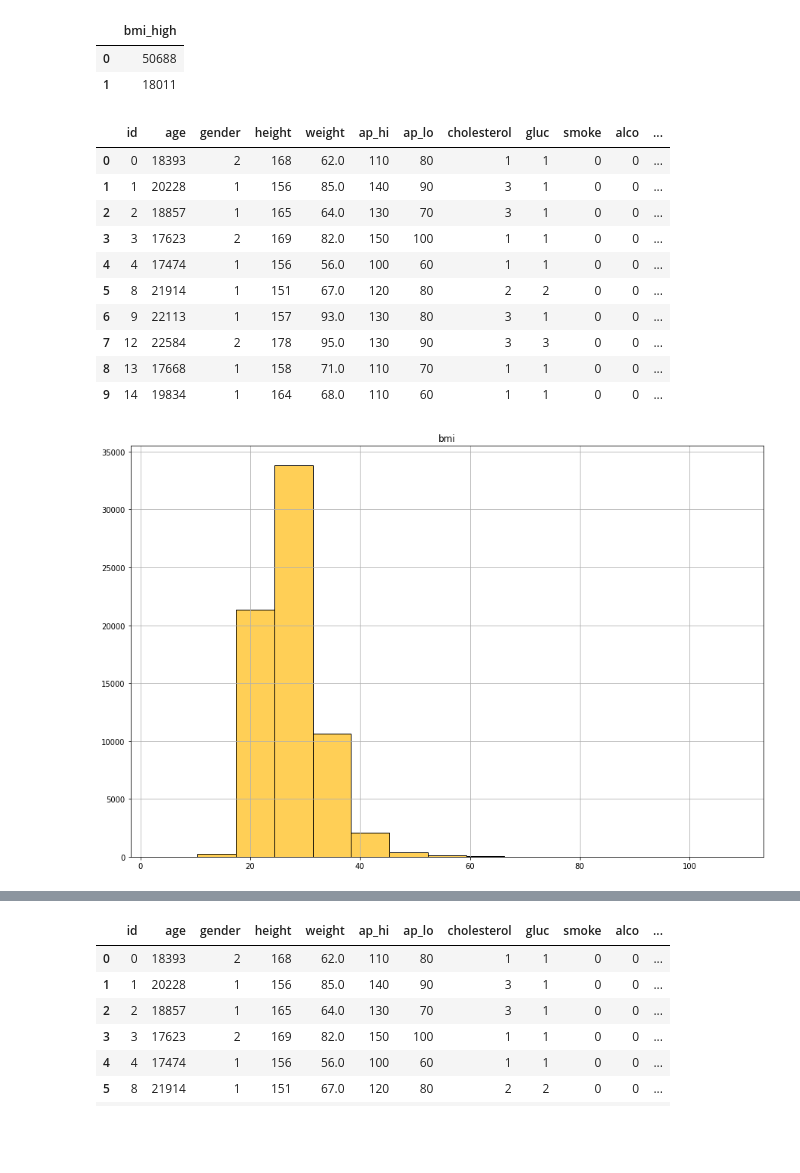
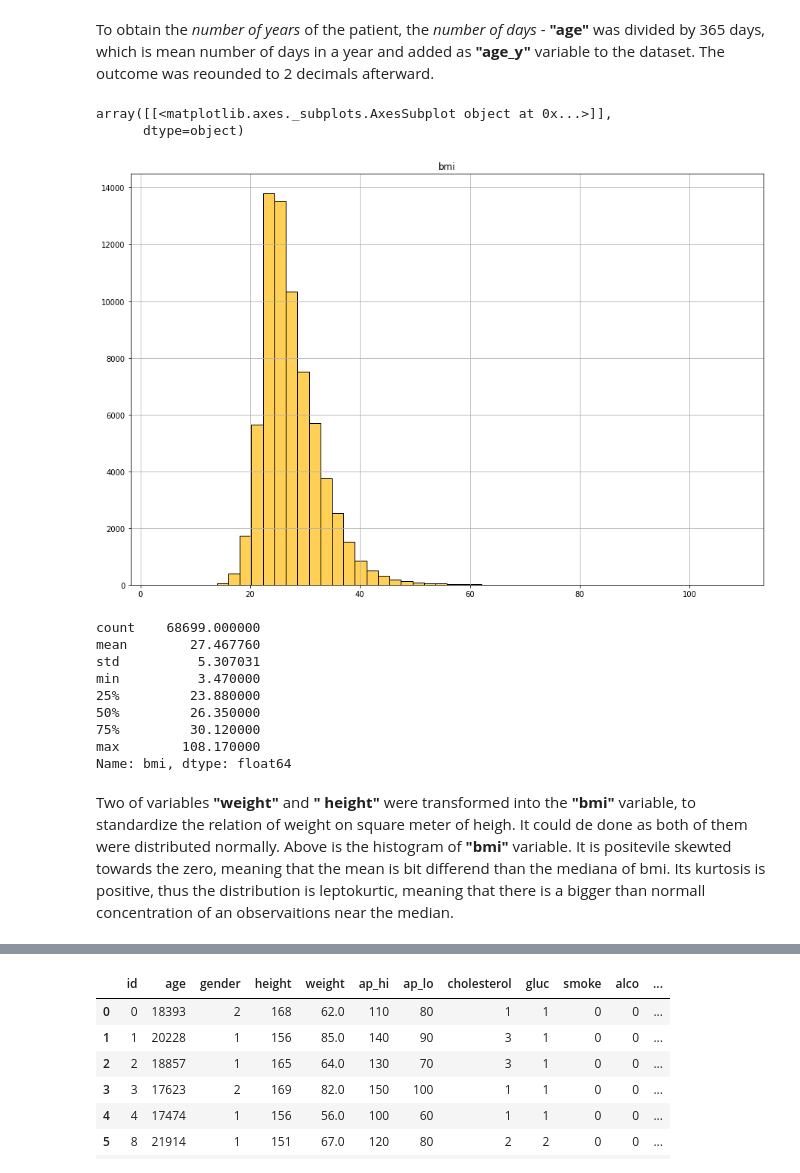
Before and after one commit to GregoryDzej/Big-Data-Python-task, a Jupyter notebook: Big_data_Cardio_.ipynb, the cells around one changed output, grey strips where cells are left out. Saved outputs shown, nothing was run; the diff lists cells and outputs as text; code cells hidden in the pictures; blank space fills up the shorter version.

```diff
--- a/Big_data_Cardio_.ipynb
+++ b/Big_data_Cardio_.ipynb
@@ -137,27 +171,27 @@ sns.histplot(data=main_data,x='age_y',bins=20,palette="dark:darkred", alpha=0.5)
+# %% [markdown]
+To obtain the *number of years* of the patient, the *number of days* - **"age"** was divided by 365 days, which is mean number of days in a year and added as **"age_y"** variable to the dataset. The outcome was reounded to 2 decimals afterward.
 # %%
-#convert heigh and weight to BMI categories
+#convert height and weight to BMI categories
 main_data['bmi'] = (main_data['weight'] / (((main_data['height']/100)**2))).round(decimals=2)
-#creating the treshold 0 -> 1
+#creating the treshold 0 -> 1 of BMI on BMI level =30
 main_data['bmi_high'] = (main_data['bmi'] >= 30).astype(int)
-main_data.hist(column=['bmi'], bins=15, figsize=(15, 10), color='#FFCF56', edgecolor='black')
-main_data['bmi_high']
-
-display(pd.DataFrame(main_data['bmi_high'].value_counts()))
-
-main_data.head(10)
+main_data.hist(column=['bmi'], bins=50, figsize=(15, 10), color='#FFCF56', edgecolor='black')
 # %% [output]
-|  | bmi_high |
-| 0 | 50688 |
-| 1 | 18011 |
-|  | id | age | gender | height | weight | ap_hi | ap_lo | cholesterol | gluc | smoke | alco | ... |
-| 0 | 0 | 18393 | 2 | 168 | 62.0 | 110 | 80 | 1 | 1 | 0 | 0 | ... |
-| 1 | 1 | 20228 | 1 | 156 | 85.0 | 140 | 90 | 3 | 1 | 0 | 0 | ... |
-| 2 | 2 | 18857 | 1 | 165 | 64.0 | 130 | 70 | 3 | 1 | 0 | 0 | ... |
-| 3 | 3 | 17623 | 2 | 169 | 82.0 | 150 | 100 | 1 | 1 | 0 | 0 | ... |
-| 4 | 4 | 17474 | 1 | 156 | 56.0 | 100 | 60 | 1 | 1 | 0 | 0 | ... |
-| 5 | 8 | 21914 | 1 | 151 | 67.0 | 120 | 80 | 2 | 2 | 0 | 0 | ... |
-| 6 | 9 | 22113 | 1 | 157 | 93.0 | 130 | 80 | 3 | 1 | 0 | 0 | ... |
-| 7 | 12 | 22584 | 2 | 178 | 95.0 | 130 | 90 | 3 | 3 | 0 | 0 | ... |
-| 8 | 13 | 17668 | 1 | 158 | 71.0 | 110 | 70 | 1 | 1 | 0 | 0 | ... |
-| 9 | 14 | 19834 | 1 | 164 | 68.0 | 110 | 60 | 1 | 1 | 0 | 0 | ... |
+array([[<matplotlib.axes._subplots.AxesSubplot object at 0x...>]],
+      dtype=object)
-[figure, old version]
+[figure, new version]
+# %%
+
+main_data['bmi'].describe().T
+# %% [output]
+count    68699.000000
+mean        27.467760
+std          5.307031
+min          3.470000
+25%         23.880000
+50%         26.350000
+75%         30.120000
+max        108.170000
+Name: bmi, dtype: float64
+# %% [markdown]
+Two of variables **"weight"** and **" height"** were transformed into the **"bmi"** variable, to standardize the relation of weight on square meter of heigh. It could de done as both of them were distributed normally. Above is the histogram of **"bmi"** variable. It is positevile skewted towards the zero, meaning that the mean is bit differend than the mediana of bmi. Its kurtosis is positive, thus the distribution is leptokurtic, meaning that there is a bigger than normall concentration of an observaitions near the median.
```
Also changed, not shown: parts of 26 cells of this notebook.
